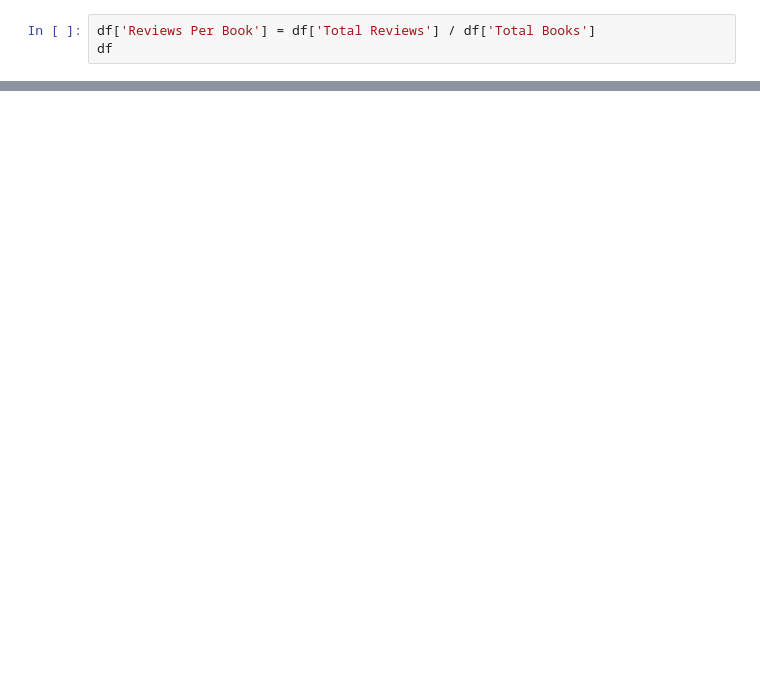
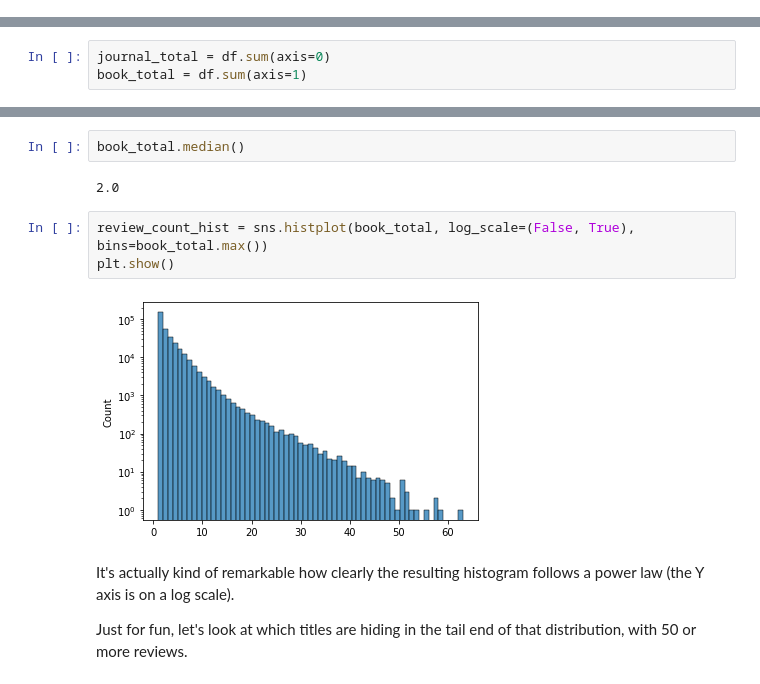
Before and after one commit to jordanpruett/book-review-index, a Jupyter notebook: notebooks/01_eda.ipynb, the cells around one changed output, grey strips where cells are left out. Cells and saved outputs as stored; diff of their text form; blank space fills up the shorter version.

```diff
--- a/notebooks/01_eda.ipynb
+++ b/notebooks/01_eda.ipynb
@@ -25,3 +19,0 @@ df.loc['Total'] = df.sum()
-# %%
-df['Reviews Per Book'] = df['Total Reviews'] / df['Total Books']
-df
@@ -92,0 +22,3 @@ AUCHINCLOSS, Louis 31 348
+# %%
+journal_total = df.sum(axis=0)
+book_total = df.sum(axis=1)
@@ -92,0 +46,13 @@ AUCHINCLOSS, Louis 31 348
+# %%
+book_total.median()
+# %% [output]
+2.0
+# %%
+review_count_hist = sns.histplot(book_total, log_scale=(False, True), bins=book_total.max())
+plt.show()
+# %% [output]
+[figure, added]
+# %% [markdown]
+It's actually kind of remarkable how clearly the resulting histogram follows a power law (the Y axis is on a log scale).
+
+Just for fun, let's look at which titles are hiding in the tail end of that distribution, with 50 or more reviews.
```
Also changed, not shown: parts of 32 cells of this notebook, 1 other file.
